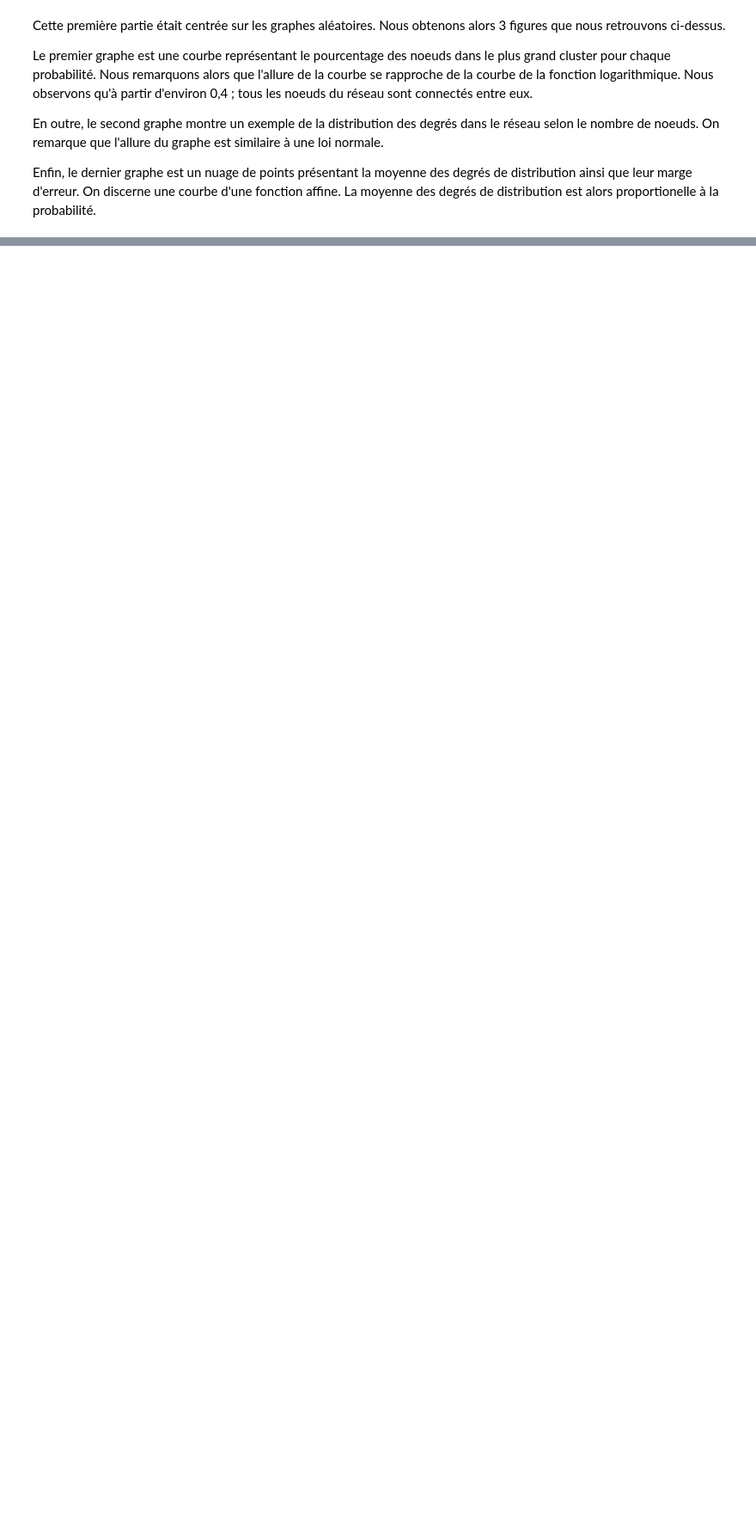
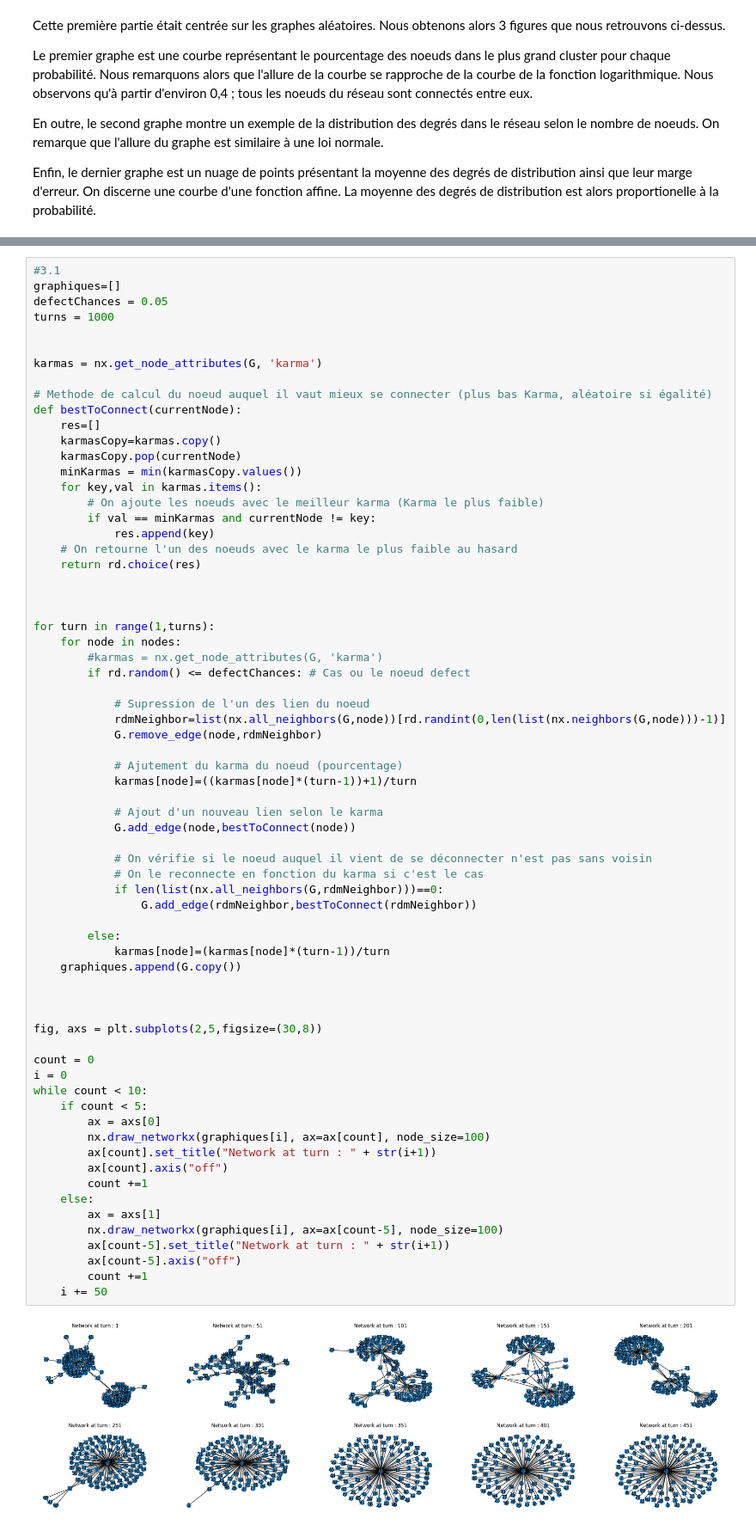
Before and after one commit to BenjaminGueriot/ISOC731_Projet, a Jupyter notebook: projet.ipynb, the cells around one changed output, grey strips where cells are left out. Shown at 86% size. Drawn from its saved outputs; the diff is of its cells as text; blank space fills up the shorter version.

```diff
--- a/projet.ipynb
+++ b/projet.ipynb
@@ -229,0 +264,70 @@ nx.draw(G)
+# %%
+#3.1
+graphiques=[]
+defectChances = 0.05
+turns = 1000
+
+
+karmas = nx.get_node_attributes(G, 'karma')
+
+# Methode de calcul du noeud auquel il vaut mieux se connecter (plus bas Karma, aléatoire si égalité)
+def bestToConnect(currentNode):
+    res=[]
+    karmasCopy=karmas.copy()
+    karmasCopy.pop(currentNode)
+    minKarmas = min(karmasCopy.values())
+    for key,val in karmas.items():
+        # On ajoute les noeuds avec le meilleur karma (Karma le plus faible)
+        if val == minKarmas and currentNode != key:
+            res.append(key)
+    # On retourne l'un des noeuds avec le karma le plus faible au hasard
+    return rd.choice(res)
+
+
+
+for turn in range(1,turns):
+    for node in nodes:
+        #karmas = nx.get_node_attributes(G, 'karma')
+        if rd.random() <= defectChances: # Cas ou le noeud defect
+
+            # Supression de l'un des lien du noeud
+            rdmNeighbor=list(nx.all_neighbors(G,node))[rd.randint(0,len(list(nx.neighbors(G,node)))-1)]
+            G.remove_edge(node,rdmNeighbor)
+
+            # Ajutement du karma du noeud (pourcentage)
+            karmas[node]=((karmas[node]*(turn-1))+1)/turn
+
+            # Ajout d'un nouveau lien selon le karma
+            G.add_edge(node,bestToConnect(node))
+
+            # On vérifie si le noeud auquel il vient de se déconnecter n'est pas sans voisin
+            # On le reconnecte en fonction du karma si c'est le cas
+            if len(list(nx.all_neighbors(G,rdmNeighbor)))==0:
+                G.add_edge(rdmNeighbor,bestToConnect(rdmNeighbor))
+
+        else:
+            karmas[node]=(karmas[node]*(turn-1))/turn
+    graphiques.append(G.copy())
+
+
+
+fig, axs = plt.subplots(2,5,figsize=(30,8))
+
+count = 0
+i = 0
+while count < 10:
+    if count < 5:
+        ax = axs[0]
+        nx.draw_networkx(graphiques[i], ax=ax[count], node_size=100)
+        ax[count].set_title("Network at turn : " + str(i+1))
+        ax[count].axis("off")
+        count +=1
+    else:
+        ax = axs[1]
+        nx.draw_networkx(graphiques[i], ax=ax[count-5], node_size=100)
+        ax[count-5].set_title("Network at turn : " + str(i+1))
+        ax[count-5].axis("off")
+        count +=1
+    i += 50
+# %% [output]
+[figure, added]
```
Also changed, not shown: parts of 17 cells of this notebook.
